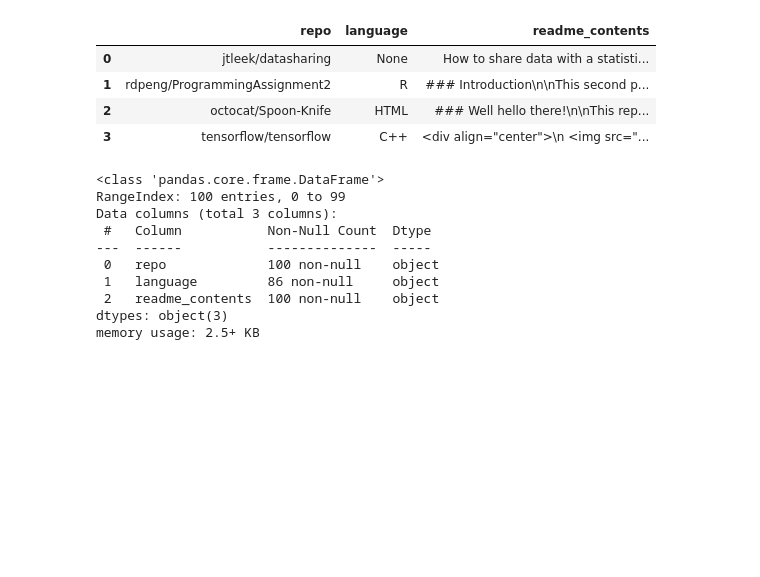
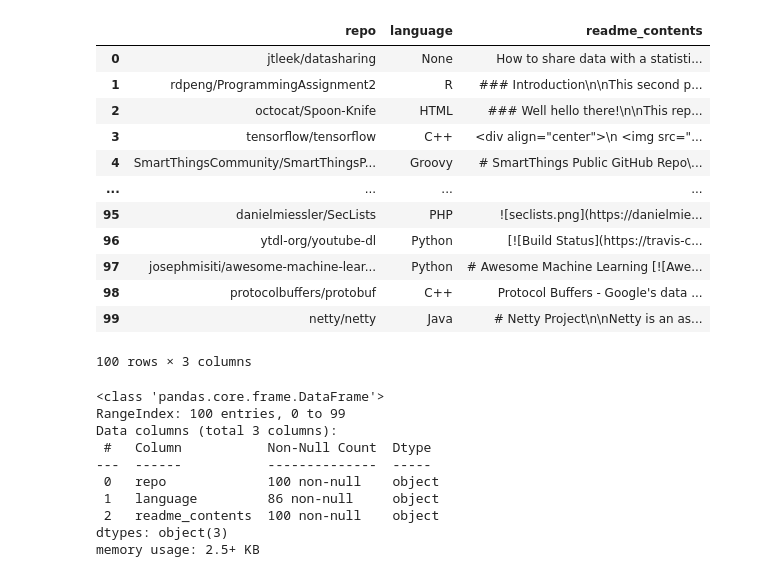
Before and after one commit to The-Tree-Muskeeters/git-language, a Jupyter notebook: nlp_project_ravinder.ipynb, the cells around one changed output. Drawn from its saved outputs; the diff is of its cells as text; code cells hidden in the pictures; blank space fills up the shorter version.

```diff
--- a/nlp_project_ravinder.ipynb
+++ b/nlp_project_ravinder.ipynb
@@ -41,13 +71,21 @@ json_file = json.load(f)
 # %%
 df = pd.DataFrame(json_file)
 # %%
-df.head(4)
+df
 # %% [output]
 |  | repo | language | readme_contents |
 | 0 | jtleek/datasharing | None | How to share data with a statisti... |
 | 1 | rdpeng/ProgrammingAssignment2 | R | ### Introduction\n\nThis second p... |
 | 2 | octocat/Spoon-Knife | HTML | ### Well hello there!\n\nThis rep... |
 | 3 | tensorflow/tensorflow | C++ | <div align="center">\n <img src="... |
+| 4 | SmartThingsCommunity/SmartThingsP... | Groovy | # SmartThings Public GitHub Repo\... |
+| ... | ... | ... | ... |
+| 95 | danielmiessler/SecLists | PHP | ![seclists.png](https://danielmie... |
+| 96 | ytdl-org/youtube-dl | Python | [![Build Status](https://travis-c... |
+| 97 | josephmisiti/awesome-machine-lear... | Python | # Awesome Machine Learning [![Awe... |
+| 98 | protocolbuffers/protobuf | C++ | Protocol Buffers - Google's data ... |
+| 99 | netty/netty | Java | # Netty Project\n\nNetty is an as... |
+100 rows × 3 columns
 # %%
 df.info()
 # %% [output]
```
Also changed, not shown: parts of 22 cells of this notebook.
